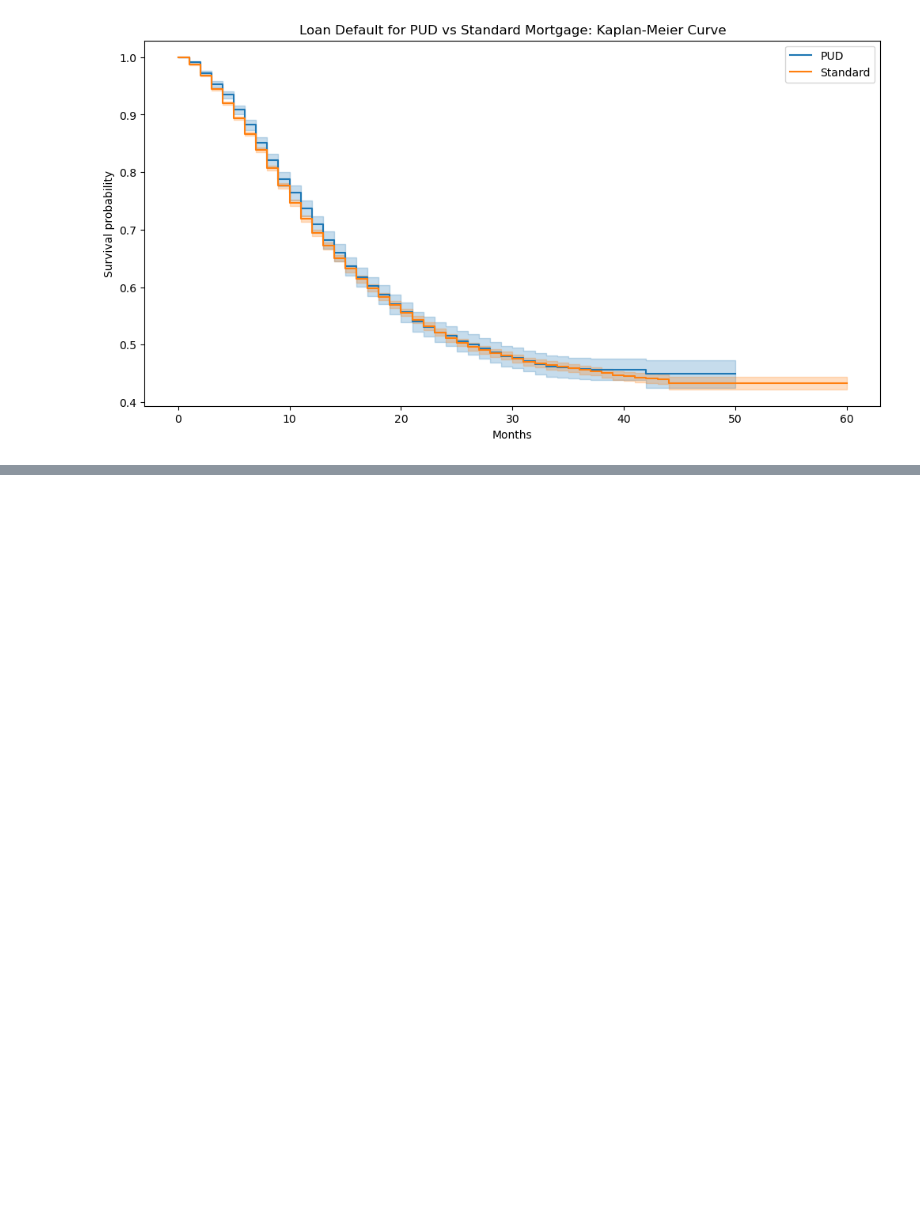
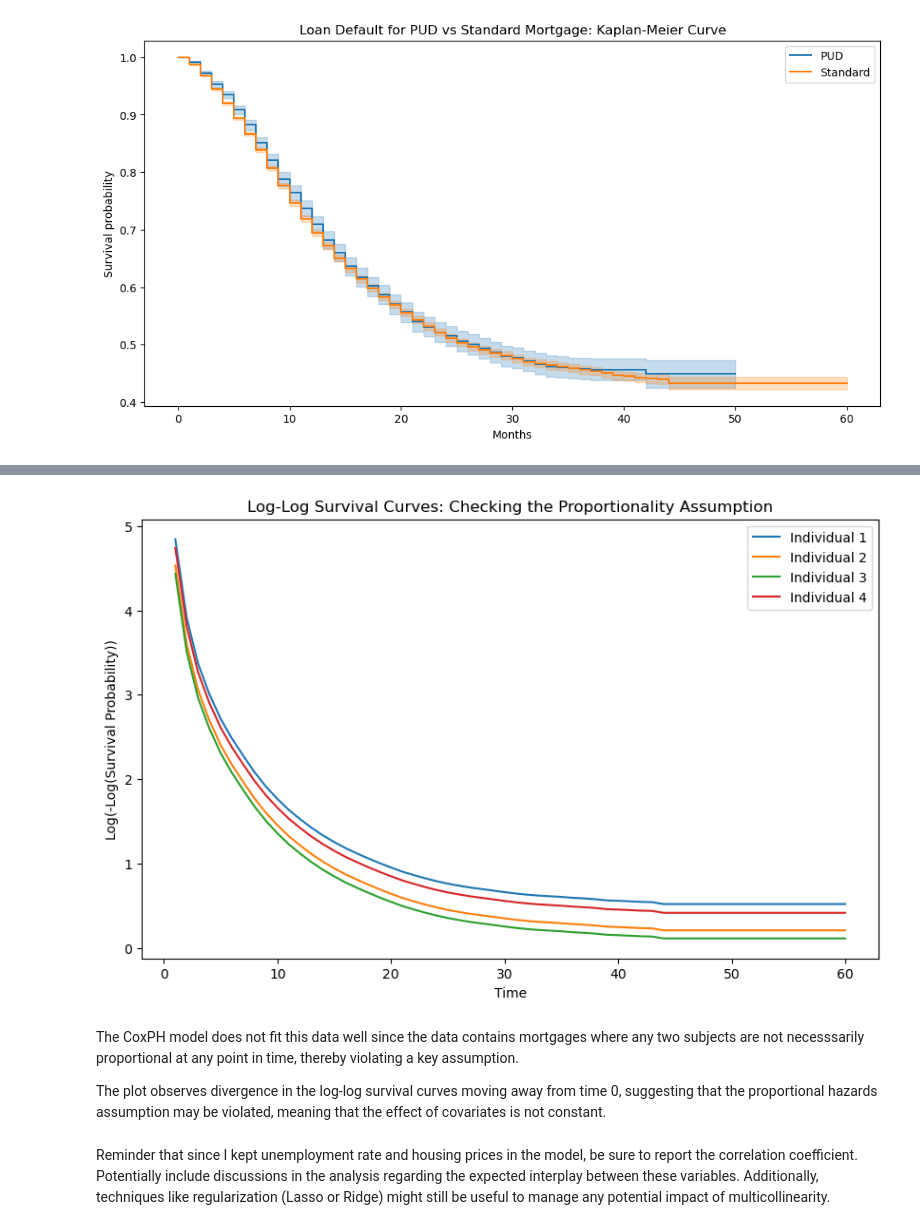
Before and after one commit to brandonlwallace/survival_analysis_mortgages, a Jupyter notebook: Modeling Time to Default.ipynb, the cells around one changed output, grey strips where cells are left out. Drawn from its saved outputs; the diff is of its cells as text; code cells hidden in the pictures; blank space fills up the shorter version.

Commit message:
log-log survival check

```diff
--- a/Modeling Time to Default.ipynb
+++ b/Modeling Time to Default.ipynb
@@ -234,0 +236,14 @@ CoxPH model includes time, censorship, and covariates to generate multivariate s
+# %%
+# First, need to dummy code the binary variable for PUD to align with model specifications
+dummy_pud = pd.get_dummies(aggregated_data['real_estate_planned_urban_dev'], prefix='PUD')
+
+# concatinate to the dataset
+dummies_pud = dummy_pud[['PUD_0', 'PUD_1']]
+
+# set axis to 1 to make new columns
+aggregated_data_w_dummy = pd.concat([aggregated_data, dummies_pud], axis = 1)
+
+# drop the old planned_urban_development column
+aggregated_data_w_dummy.drop(columns=['real_estate_planned_urban_dev'], inplace=True)
+
+aggregated_data_w_dummy.head(4)
@@ -235,7 +257,7 @@ CoxPH model includes time, censorship, and covariates to generate multivariate s
 # %%
 # Fitting Cox Proportional Model
-cph = CoxPHFitter()
-cph.fit(aggregated_data, duration_col='total_obs_time', event_col='default_time')
+cph = CoxPHFitter(penalizer=0.1)
+cph.fit(aggregated_data_w_dummy, duration_col='total_obs_time', event_col='default_time')
 cph.print_summary(decimals =4, style='ascii')
 # %% [output]
 <lifelines.CoxPHFitter: fitted with 50000 total observations, 34846 right-censored observations>
@@ -266,0 +284,27 @@ Additionally, techniques like regularization (Lasso or Ridge) might still be use
+# %%
+# Calculate the predicted log-log survival curves for specific individuals
+individuals_to_plot = [1, 2, 3, 4]
+individual_data = aggregated_data_w_dummy[aggregated_data_w_dummy.index.isin(individuals_to_plot)]
+predicted_survival_curves = cph.predict_survival_function(individual_data)
+
+# Plot the log-log survival curves
+plt.figure(figsize=(10, 6))
+for ind in individuals_to_plot:
+    individual_curve = cph.predict_survival_function(individual_data.loc[[ind]])
+    plt.plot(individual_curve.index, -np.log(-np.log(individual_curve.values)), label=f'Individual {ind}')
+
+plt.title('Log-Log Survival Curves: Checking the Proportionality Assumption')
+plt.xlabel('Time')
+plt.ylabel('Log(-Log(Survival Probability))')
+plt.legend()
+plt.show()
+# %% [output]
+[figure, added]
+# %% [markdown]
+The CoxPH model does not fit this data well since the data contains mortgages where any two subjects are not necesssarily proportional at any point in time, thereby violating a key assumption.
+
+The plot observes divergence in the log-log survival curves moving away from time 0, suggesting that the proportional hazards assumption may be violated, meaning that the effect of covariates is not constant.
+# %% [markdown]
+Reminder that since I kept unemployment rate and housing prices in the model, be sure to report the correlation coefficient.
+Potentially include discussions in the analysis regarding the expected interplay between these variables.
+Additionally, techniques like regularization (Lasso or Ridge) might still be useful to manage any potential impact of multicollinearity.
```
Also changed, not shown: parts of 12 cells of this notebook.
